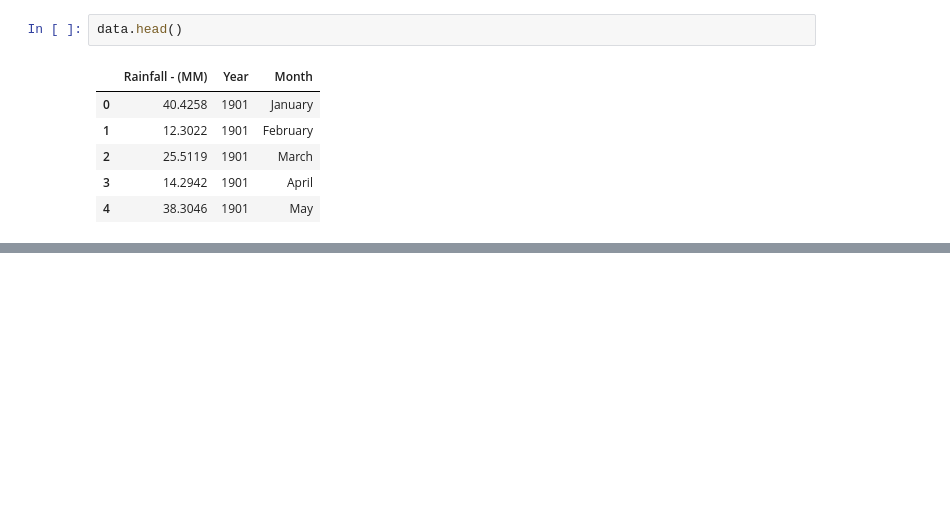
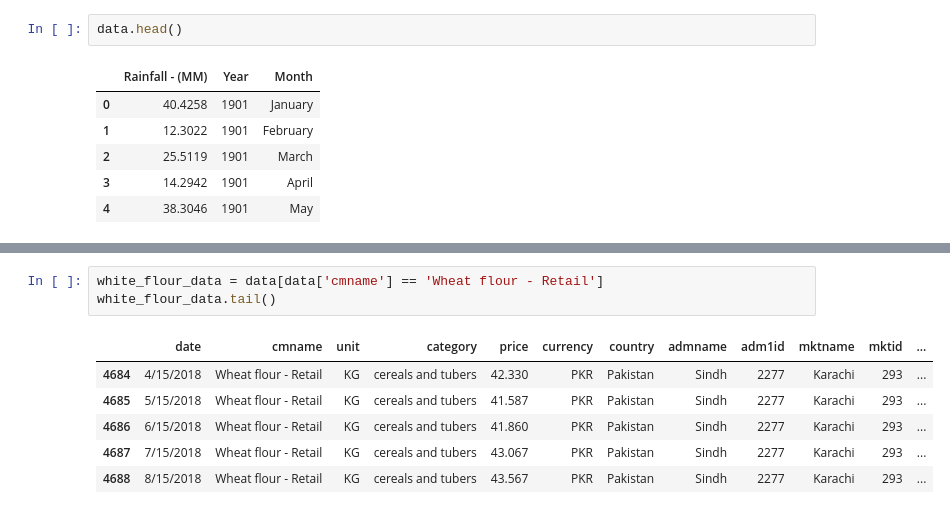
Before and after one commit to SirajAtFiverr/DataScience, a Jupyter notebook: analyse.ipynb, the cells around one changed output, grey strips where cells are left out. Drawn from its saved outputs; the diff is of its cells as text; blank space fills up the shorter version.

```diff
--- a/analyse.ipynb
+++ b/analyse.ipynb
@@ -132,0 +143,10 @@ data.head()
+# %%
+white_flour_data = data[data['cmname'] == 'Wheat flour - Retail']
+white_flour_data.tail()
+# %% [output]
+|  | date | cmname | unit | category | price | currency | country | admname | adm1id | mktname | mktid | ... |
+| 4684 | 4/15/2018 | Wheat flour - Retail | KG | cereals and tubers | 42.330 | PKR | Pakistan | Sindh | 2277 | Karachi | 293 | ... |
+| 4685 | 5/15/2018 | Wheat flour - Retail | KG | cereals and tubers | 41.587 | PKR | Pakistan | Sindh | 2277 | Karachi | 293 | ... |
+| 4686 | 6/15/2018 | Wheat flour - Retail | KG | cereals and tubers | 41.860 | PKR | Pakistan | Sindh | 2277 | Karachi | 293 | ... |
+| 4687 | 7/15/2018 | Wheat flour - Retail | KG | cereals and tubers | 43.067 | PKR | Pakistan | Sindh | 2277 | Karachi | 293 | ... |
+| 4688 | 8/15/2018 | Wheat flour - Retail | KG | cereals and tubers | 43.567 | PKR | Pakistan | Sindh | 2277 | Karachi | 293 | ... |
```
Also changed, not shown: parts of 3 cells of this notebook.
